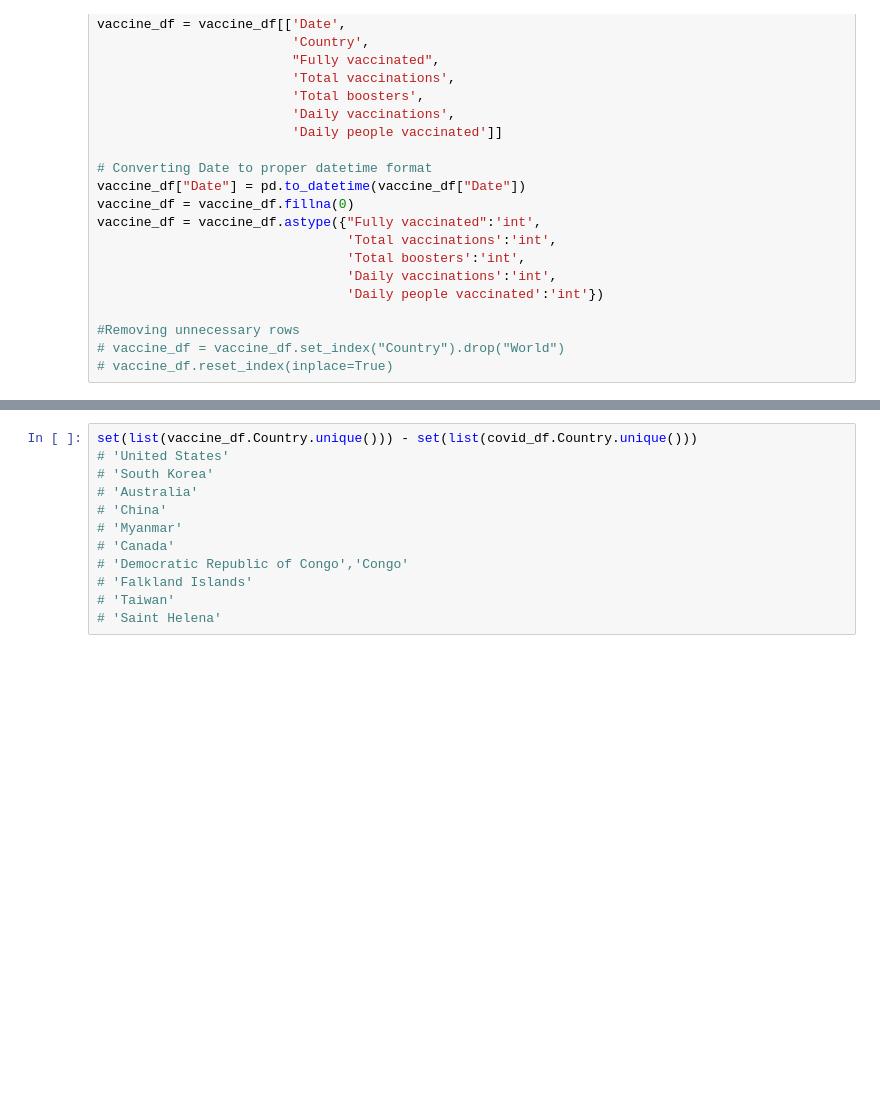
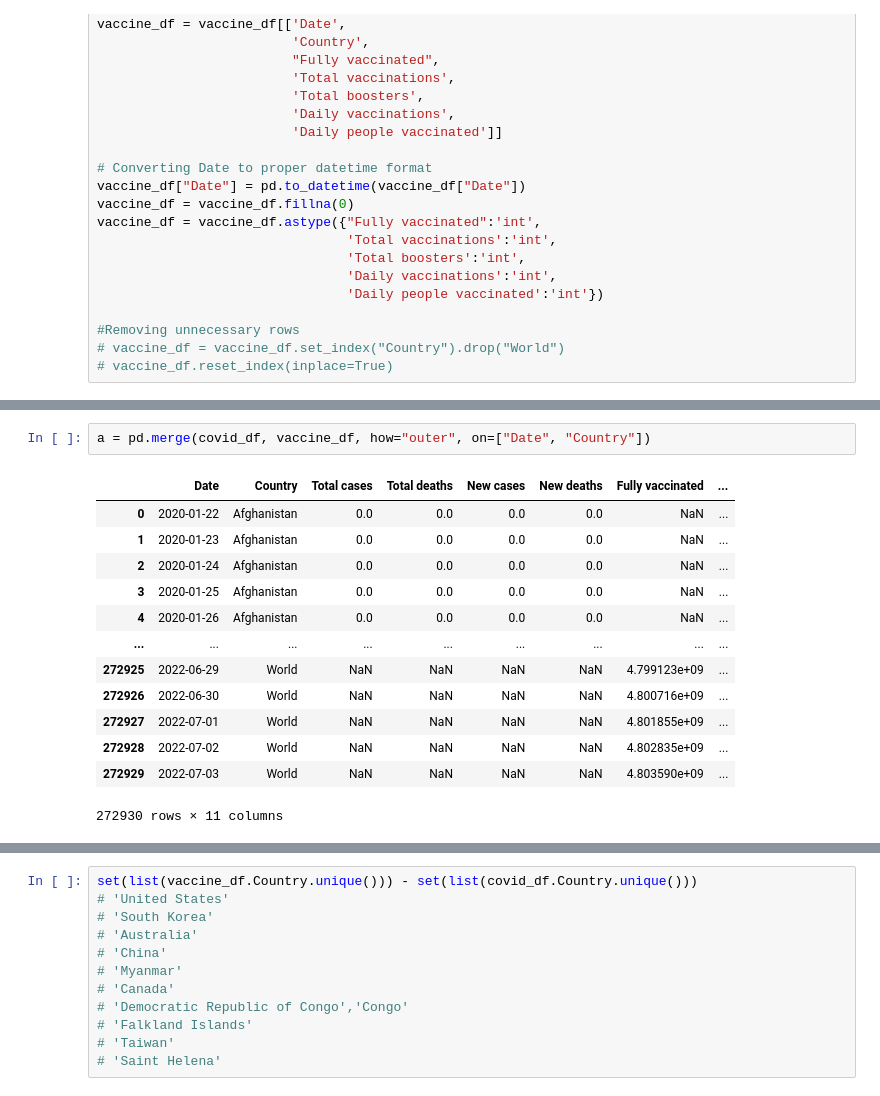
Before and after one commit to Akashkunwar/dscodes, a Jupyter notebook: cases_vaccination.ipynb, the cells around one changed output, grey strips where cells are left out. Drawn from its saved outputs; the diff is of its cells as text; blank space fills up the shorter version.

```diff
--- a/cases_vaccination.ipynb
+++ b/cases_vaccination.ipynb
@@ -265,0 +251,16 @@ pd.merge(covid_df, vaccine_df, how="outer", on=["Date", "Country"])
+# %%
+a = pd.merge(covid_df, vaccine_df, how="outer", on=["Date", "Country"])
+# %% [output]
+|  | Date | Country | Total cases | Total deaths | New cases | New deaths | Fully vaccinated | ... |
+| 0 | 2020-01-22 | Afghanistan | 0.0 | 0.0 | 0.0 | 0.0 | NaN | ... |
+| 1 | 2020-01-23 | Afghanistan | 0.0 | 0.0 | 0.0 | 0.0 | NaN | ... |
+| 2 | 2020-01-24 | Afghanistan | 0.0 | 0.0 | 0.0 | 0.0 | NaN | ... |
+| 3 | 2020-01-25 | Afghanistan | 0.0 | 0.0 | 0.0 | 0.0 | NaN | ... |
+| 4 | 2020-01-26 | Afghanistan | 0.0 | 0.0 | 0.0 | 0.0 | NaN | ... |
+| ... | ... | ... | ... | ... | ... | ... | ... | ... |
+| 272925 | 2022-06-29 | World | NaN | NaN | NaN | NaN | 4.799123e+09 | ... |
+| 272926 | 2022-06-30 | World | NaN | NaN | NaN | NaN | 4.800716e+09 | ... |
+| 272927 | 2022-07-01 | World | NaN | NaN | NaN | NaN | 4.801855e+09 | ... |
+| 272928 | 2022-07-02 | World | NaN | NaN | NaN | NaN | 4.802835e+09 | ... |
+| 272929 | 2022-07-03 | World | NaN | NaN | NaN | NaN | 4.803590e+09 | ... |
+272930 rows × 11 columns
```
Also changed, not shown: parts of 18 cells of this notebook.
